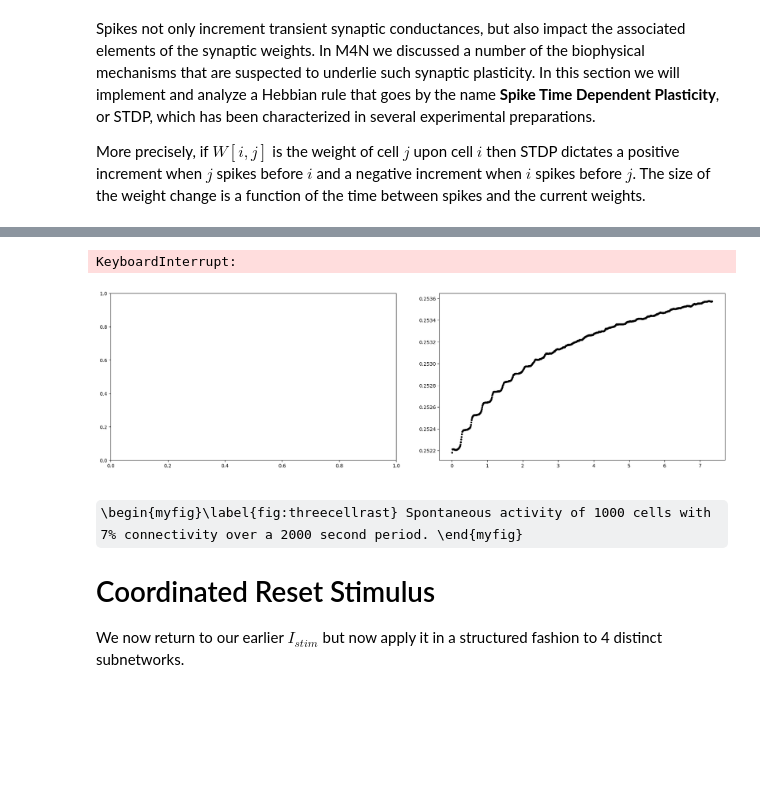
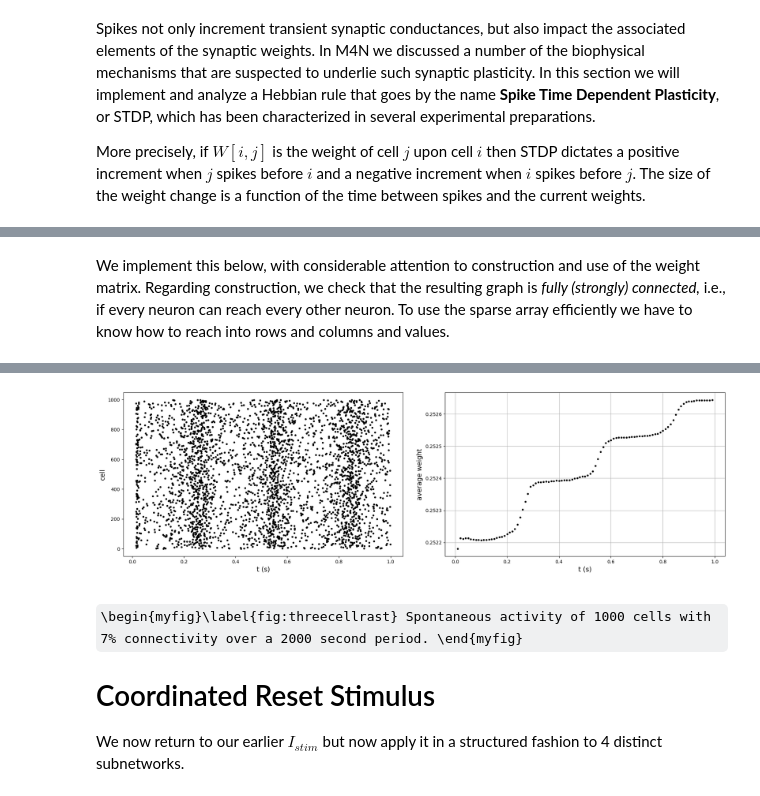
Before and after one commit to steve-cox-LA/EGlove, a Jupyter notebook: TassPlatform.ipynb, the cells around one changed output, grey strips where cells are left out. Saved outputs shown, nothing was run; the diff lists cells and outputs as text; code cells hidden in the pictures; some formulas as TeX source; blank space fills up the shorter version.

```diff
--- a/TassPlatform.ipynb
+++ b/TassPlatform.ipynb
@@ -867,3 +865,5 @@ We implement this below, with considerable attention to construction and use of
+# %% [markdown]
+We implement this below, with considerable attention to construction and use of the weight matrix. Regarding construction, we check that the resulting graph is *fully (strongly) connected,* i.e., if every neuron can reach every other neuron. To use the sparse array efficiently we have to know how to reach into rows and columns and values.
 # %%
 # big net with STDP
 
@@ -881,7 +881,7 @@ plt.subplots_adjust(right=3, left=0.25, wspace=0.15, top=1, bottom=0)
 
 rng = np.random.default_rng(12345)
 
-Tfin = 2000*1e3
+Tfin = 1e3
 dt = 0.1
 Nt = math.ceil(Tfin/dt)
 tausyn = 1
@@ -916,7 +916,6 @@ print("Successfully generated a fully connected synaptic weight matrix!")
 
 coo = W.tocoo()
 row_array = coo.row
-
 col_to_data_slots = {}
 col_to_pre_rows = {}
 
@@ -1042,5 +1042,4 @@ Successfully generated a fully connected synaptic weight matrix!
-KeyboardInterrupt:
-[figure, old version]
+[figure, new version]
 # %% [markdown]
 \begin{myfig}\label{fig:threecellrast} Spontaneous activity of 1000 cells with 7% connectivity over a 2000 second period. \end{myfig}
 
```
Also changed, not shown: parts of 4 cells of this notebook.
